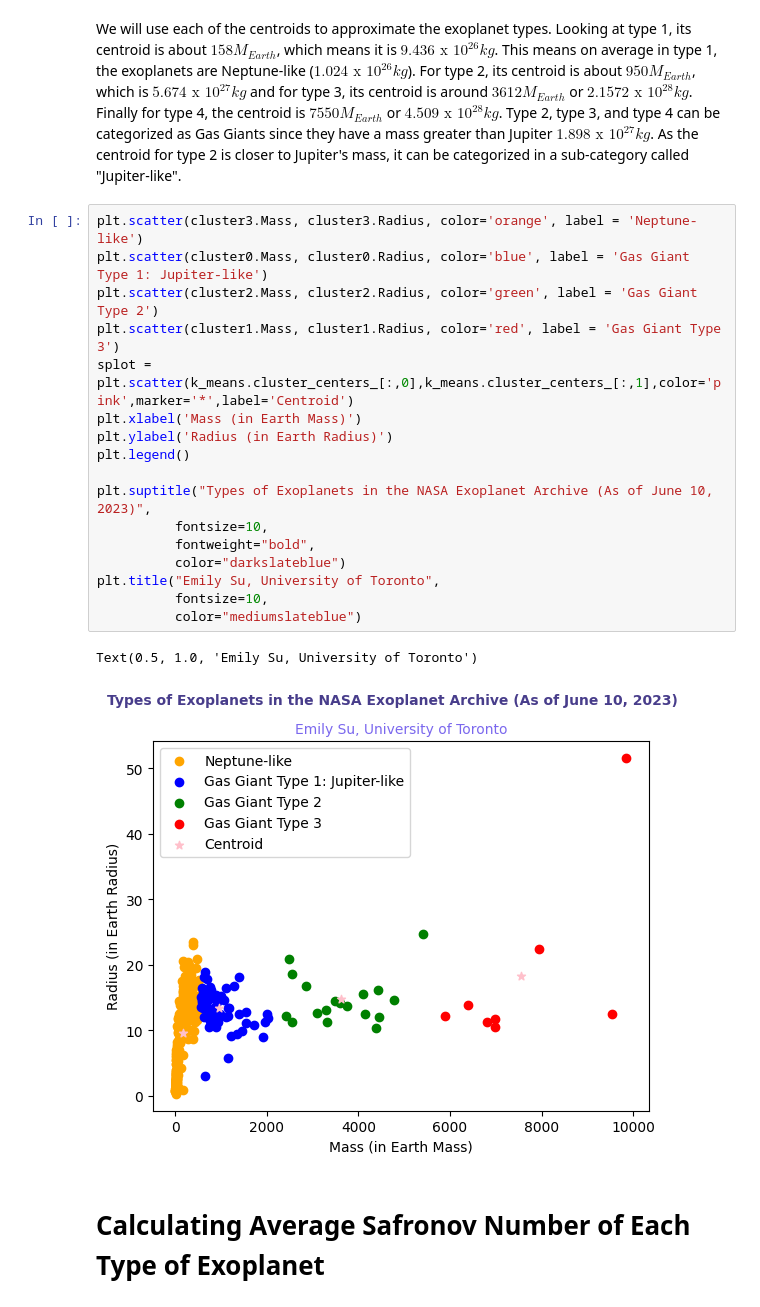
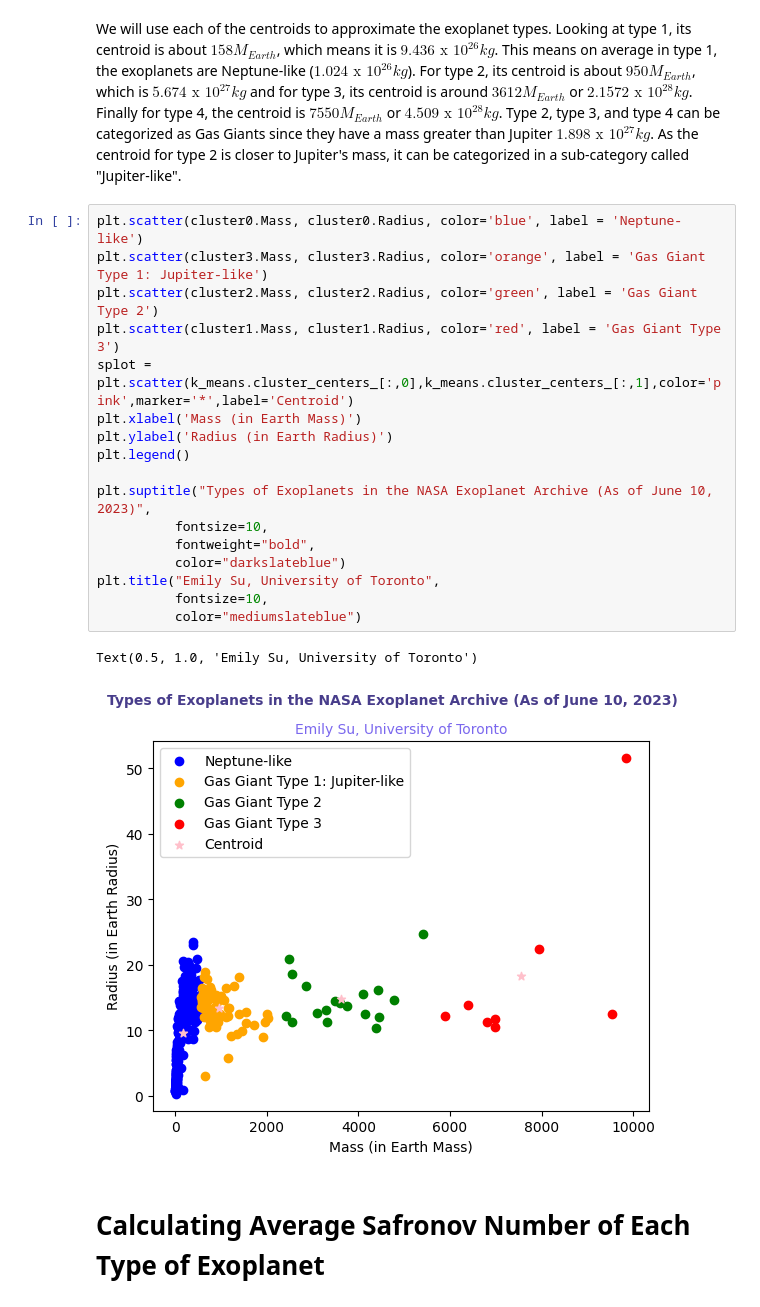
Before and after one commit to moonsdust/exoplanet-classifier, a Jupyter notebook: Exoplanets_Notebook.ipynb, the cells around one changed output. Saved outputs shown, nothing was run; the diff lists cells and outputs as text.

```diff
--- a/Exoplanets_Notebook.ipynb
+++ b/Exoplanets_Notebook.ipynb
@@ -187,25 +172,25 @@ for i, j in zip(k_means.cluster_centers_[:,0], k_means.cluster_centers_[:,1]):
 # %% [markdown]
 We will use each of the centroids to approximate the exoplanet types. Looking at type 1, its centroid is about $158 M_{Earth}$, which means it is $9.436 \text{ x } 10^{26}kg$. This means on average in type 1, the exoplanets are Neptune-like ($1.024 \text{ x }10^{26} kg$). For type 2, its centroid is about $950 M_{Earth}$, which is $5.674 \text{ x } 10^{27}kg$ and for type 3, its centroid is around $3612 M_{Earth}$ or $2.1572 \text{ x } 10^{28}kg$. Finally for type 4, the centroid is $7550 M_{Earth}$ or $4.509 \text{ x } 10^{28}kg$. Type 2, type 3, and type 4 can be categorized as Gas Giants since they have a mass greater than Jupiter $1.898 \text{ x } 10^{27} kg$. As the centroid for type 2 is closer to Jupiter's mass, it can be categorized in a sub-category called "Jupiter-like".
 # %%
-plt.scatter(cluster3.Mass, cluster3.Radius, color='orange', label = 'Neptune-like')
-plt.scatter(cluster0.Mass, cluster0.Radius, color='blue', label = 'Gas Giant Type 1: Jupiter-like')
+plt.scatter(cluster0.Mass, cluster0.Radius, color='blue', label = 'Neptune-like')
+plt.scatter(cluster3.Mass, cluster3.Radius, color='orange', label = 'Gas Giant Type 1: Jupiter-like')
 plt.scatter(cluster2.Mass, cluster2.Radius, color='green', label = 'Gas Giant Type 2')
 plt.scatter(cluster1.Mass, cluster1.Radius, color='red', label = 'Gas Giant Type 3')
 splot = plt.scatter(k_means.cluster_centers_[:,0],k_means.cluster_centers_[:,1],color='pink',marker='*',label='Centroid')
 plt.xlabel('Mass (in Earth Mass)')
 plt.ylabel('Radius (in Earth Radius)')
 plt.legend()
 
 plt.suptitle("Types of Exoplanets in the NASA Exoplanet Archive (As of June 10, 2023)",
           fontsize=10,
           fontweight="bold",
           color="darkslateblue")
 plt.title("Emily Su, University of Toronto",
           fontsize=10,
           color="mediumslateblue")
 # %% [output]
 Text(0.5, 1.0, 'Emily Su, University of Toronto')
-[figure, old version]
+[figure, new version]
 # %% [markdown]
 # Calculating Average Safronov Number of Each Type of Exoplanet
 # %% [markdown]
```
Also changed, not shown: parts of 12 cells of this notebook.
